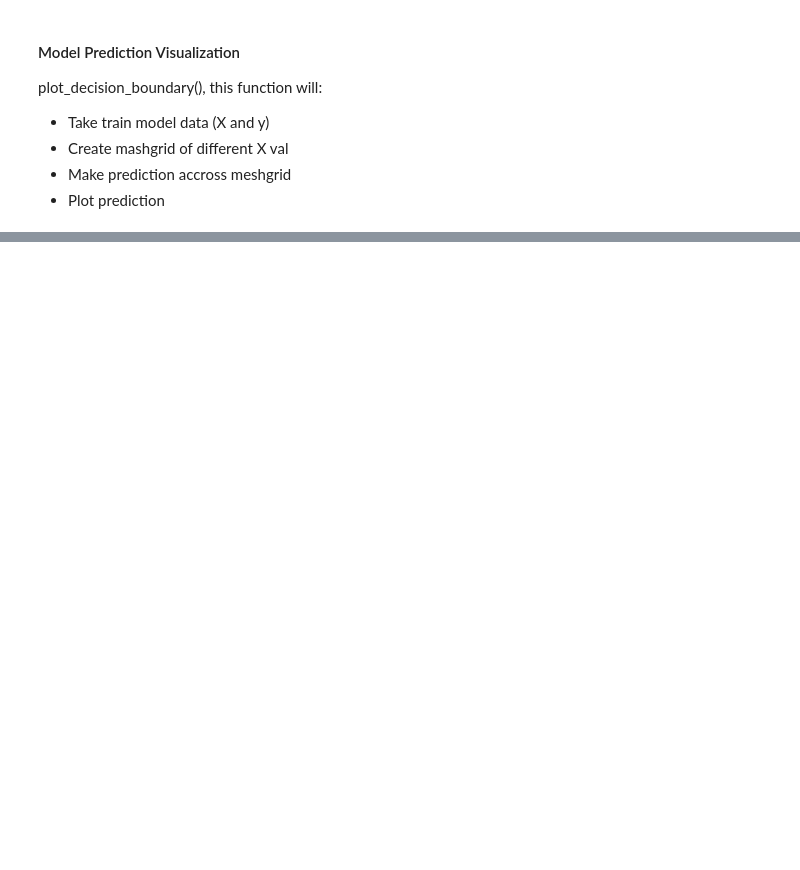
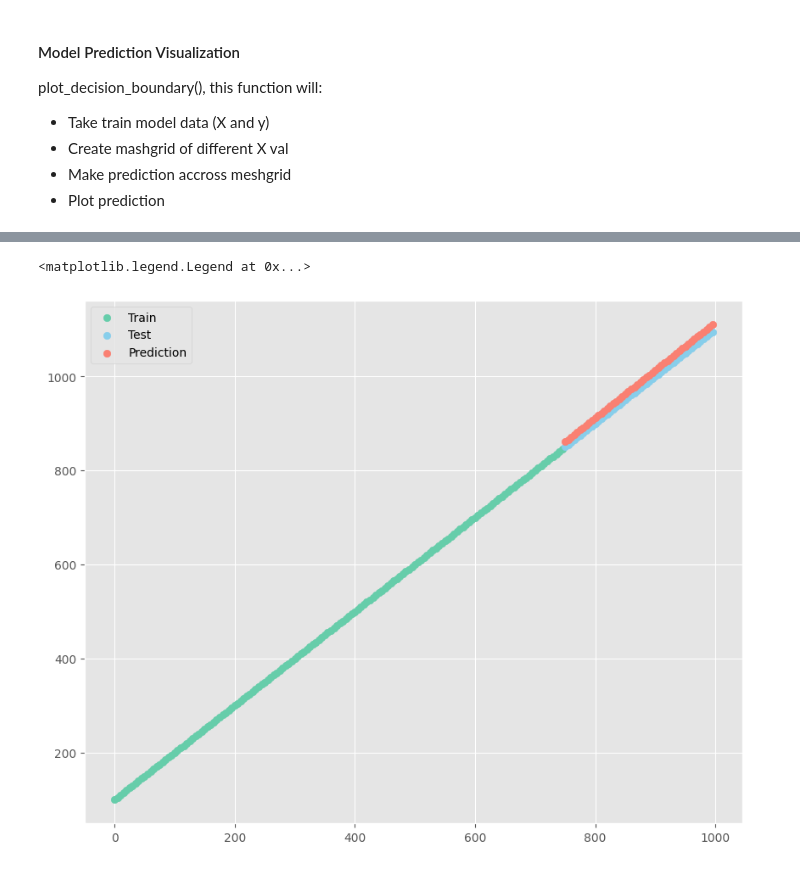
Before and after one commit to DiandraRifqiM/A-Journey-with-TensorFlow, a Jupyter notebook: Course 6/NNClassification.ipynb, the cells around one changed output, grey strips where cells are left out. Cells and saved outputs as stored; diff of their text form; code cells hidden in the pictures; blank space fills up the shorter version.

```diff
--- a/Course 6/NNClassification.ipynb
+++ b/Course 6/NNClassification.ipynb
@@ -303,0 +347,11 @@ Binary classification
+# %%
+# Model regresion prediction
+yRegPred= model1_reg.predict(X_reg_test)
+
+# Prediction Visualize
+plt.figure(figsize=(10, 8))
+plt.scatter(X_reg_train, y_reg_train, c="mediumaquamarine", label="Train")
+plt.scatter(X_reg_test, y_reg_test, c="skyblue", label="Test")
+plt.scatter(X_reg_test, yRegPred, c="salmon", label="Prediction")
+plt.legend()
+# %% [output]
@@ -303,0 +359,2 @@ Binary classification
+<matplotlib.legend.Legend at 0x...>
+[figure, added]
```
Also changed, not shown: parts of 17 cells of this notebook.
